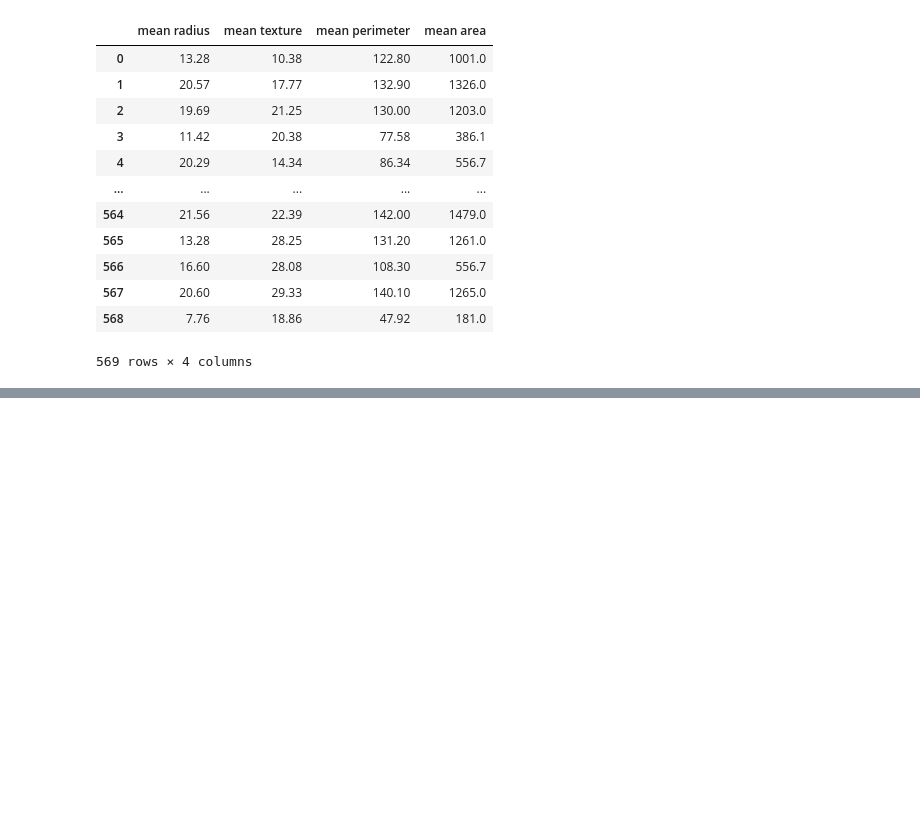
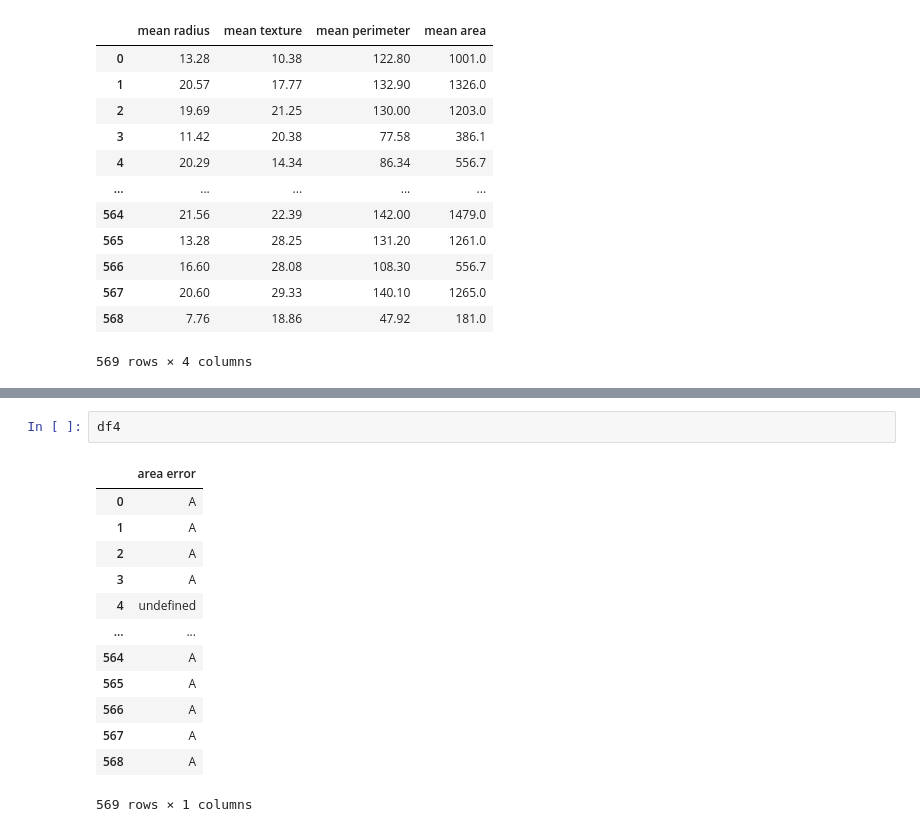
Before and after one commit to CHERUGAD/Machine_learning, a Jupyter notebook: datacleaning.ipynb, the cells around one changed output, grey strips where cells are left out. Drawn from its saved outputs; the diff is of its cells as text; blank space fills up the shorter version.

```diff
--- a/datacleaning.ipynb
+++ b/datacleaning.ipynb
@@ -241,0 +258,16 @@ df2
+# %%
+df4
+# %% [output]
+|  | area error |
+| 0 | A |
+| 1 | A |
+| 2 | A |
+| 3 | A |
+| 4 | undefined |
+| ... | ... |
+| 564 | A |
+| 565 | A |
+| 566 | A |
+| 567 | A |
+| 568 | A |
+569 rows × 1 columns
```
Also changed, not shown: parts of 6 cells of this notebook.
